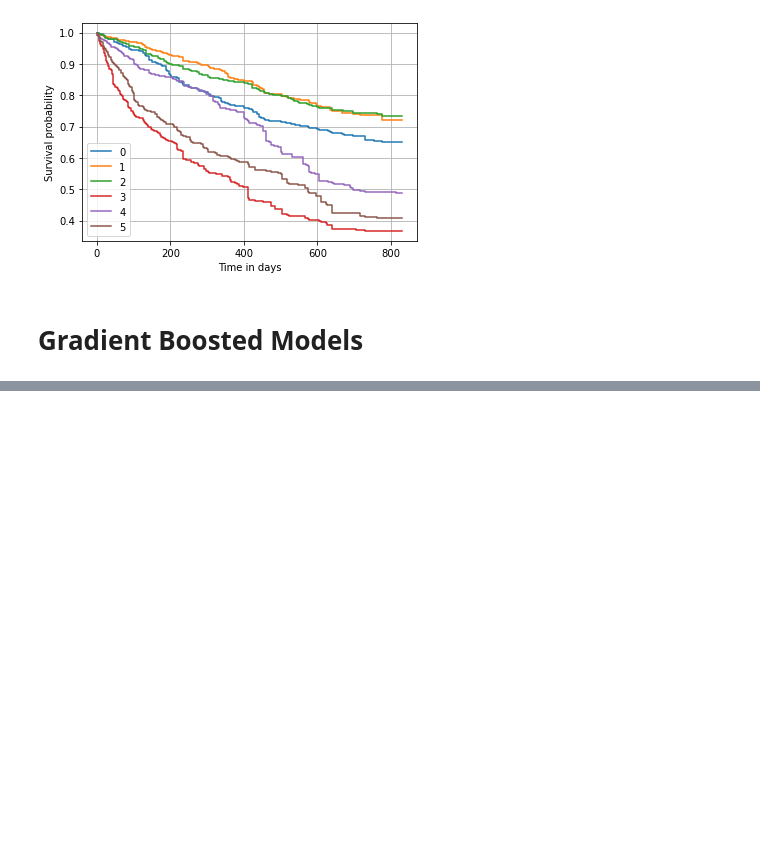
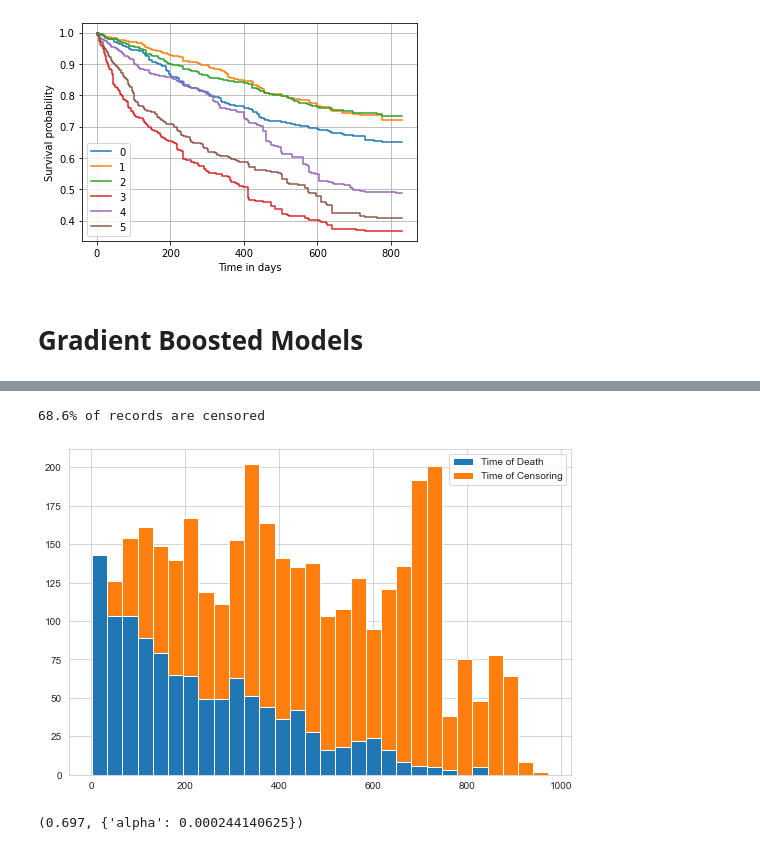
Before and after one commit to nikolskiyv/diploma_survival_analysis, a Jupyter notebook: diploma.ipynb, the cells around one changed output, grey strips where cells are left out. Drawn from its saved outputs; the diff is of its cells as text; code cells hidden in the pictures; blank space fills up the shorter version.

```diff
--- a/diploma.ipynb
+++ b/diploma.ipynb
@@ -219,0 +228,20 @@ plt.grid(True)
+# %%
+from sksurv.datasets import load_veterans_lung_cancer
+from sksurv.column import encode_categorical
+from sksurv.metrics import concordance_index_censored
+from sksurv.svm import FastSurvivalSVM
+
+sns.set_style("whitegrid")
+# %%
+n_censored = y.shape[0] - y['Status'].sum()
+print("%.1f%% of records are censored" % (n_censored / y.shape[0] * 100))
+# %% [output]
+68.6% of records are censored
+# %%
+plt.figure(figsize=(9, 6))
+val, bins, patches = plt.hist((y["Survival_in_days"][y["Status"]],
+                               y["Survival_in_days"][~y["Status"]]),
+                               bins=30, stacked=True)
+_ = plt.legend(patches, ["Time of Death", "Time of Censoring"])
+# %% [output]
+[figure, added]
@@ -219,0 +263,4 @@ plt.grid(True)
+# %%
+round(gcv.best_score_, 3), gcv.best_params_
+# %% [output]
+(0.697, {'alpha': 0.000244140625})
```
Also changed, not shown: parts of 14 cells of this notebook.
